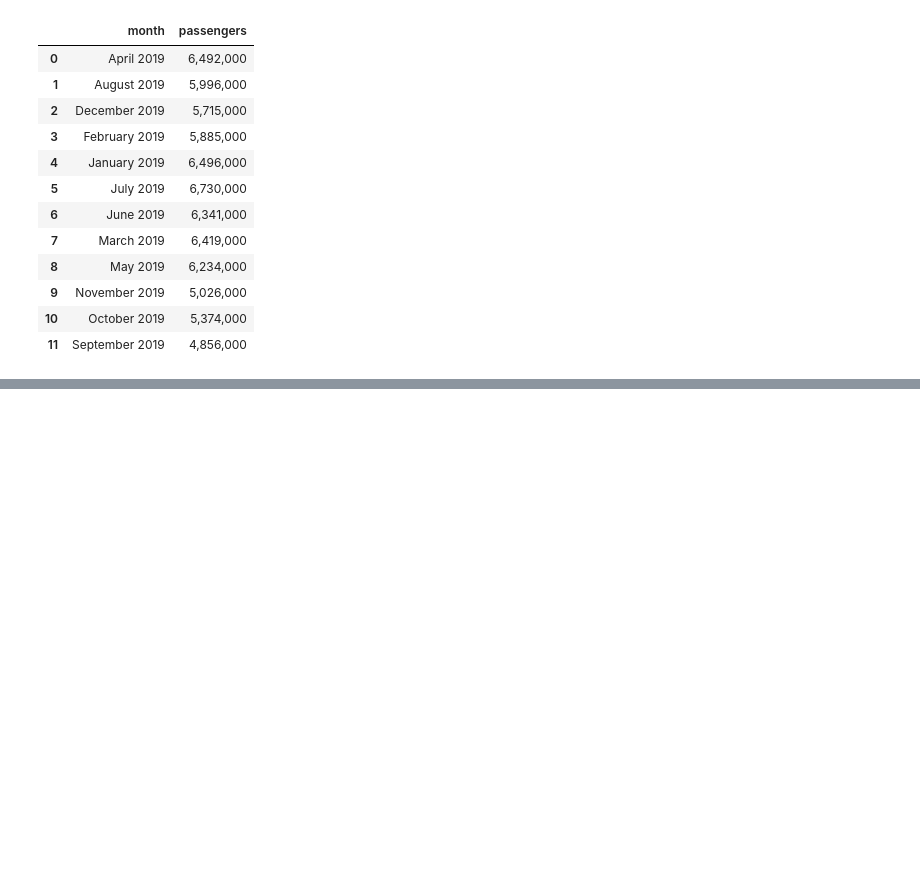
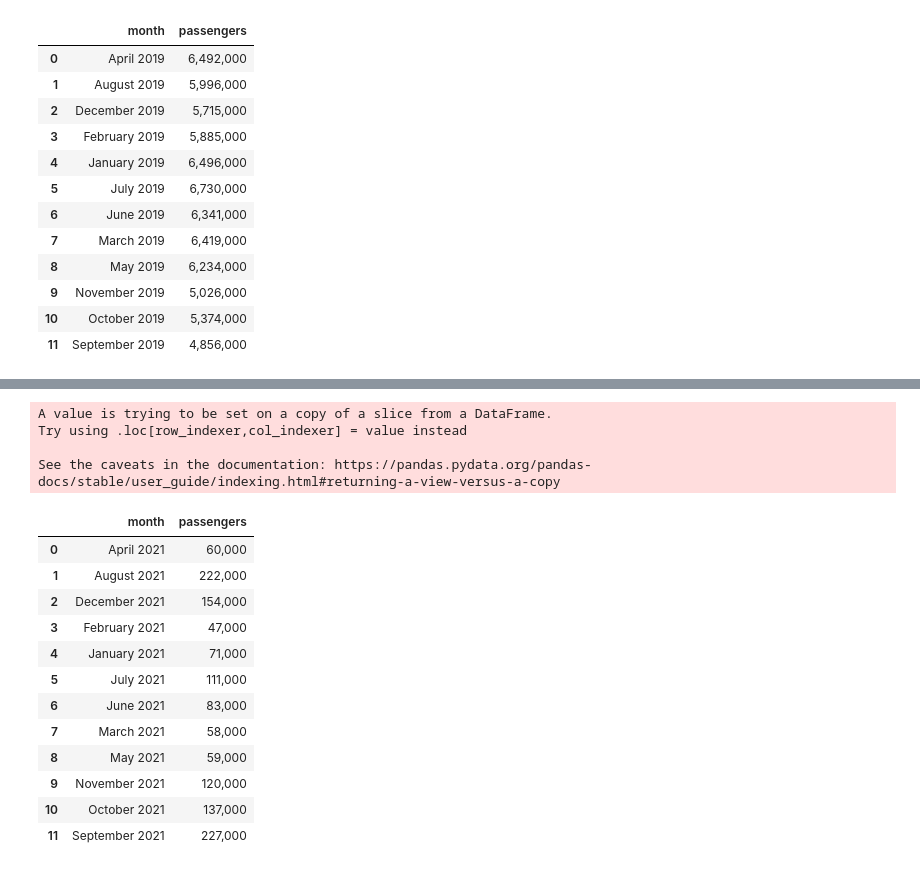
Before and after one commit to thebryanwillis/HKG_Airport_Traffic_Scrape, a Jupyter notebook: HKG Passenger Scrape.ipynb, the cells around one changed output, grey strips where cells are left out. Drawn from its saved outputs; the diff is of its cells as text; code cells hidden in the pictures; blank space fills up the shorter version.

```diff
--- a/HKG Passenger Scrape.ipynb
+++ b/HKG Passenger Scrape.ipynb
@@ -98,0 +231,22 @@ combined_df.head(15)
+# %%
+pdf_lines = []  # List to store the lines of text
+
+for file in files_21:
+    pdf = open(file, "rb")
+    pdf_reader = PyPDF2.PdfReader(pdf)
+    num_pages = len(pdf_reader.pages)
+
+    for page_num in range(num_pages):
+        page = pdf_reader.pages[page_num]
+        text = page.extract_text()
+        lines = text.split("\n")  # Split the text by line breaks
+
+        pdf_lines.extend(lines)  # Add the lines to the list
+
+    pdf.close()
+
+# Create a DataFrame from the lines of text
+df_21 = pd.DataFrame({"Text": pdf_lines})
+# %%
+df_21 = df_21[df_21['Text'].str.contains(r'\(.*\)') == False]
+df_21 = df_21.reset_index(drop = True)
@@ -98,0 +262,36 @@ combined_df.head(15)
+# %%
+months_21 = df_21.loc[(df_21['Text'].str.contains(" 2021"))]
+months_21 = months_21.dropna()
+months_21 = months_21.reset_index(drop=True)
+# %%
+px_21 = df_21.iloc[4::8]
+px_21['Passengers'] = px_21['Text'].str.split().str[2]
+px_21 = px_21.drop('Text', axis=1)
+px_21 = px_21.dropna()
+px_21 = px_21.reset_index(drop=True)
+# %% [output]
+A value is trying to be set on a copy of a slice from a DataFrame.
+Try using .loc[row_indexer,col_indexer] = value instead
+
+See the caveats in the documentation: https://pandas.pydata.org/pandas-docs/stable/user_guide/indexing.html#returning-a-view-versus-a-copy
+# %%
+combined_df_21 = pd.concat([months_21, px_21], axis=1)
+
+# Rename the columns
+combined_df_21.columns = ['month', 'passengers']
+
+combined_df_21.head(12)
+# %% [output]
+|  | month | passengers |
+| 0 | April 2021 | 60,000 |
+| 1 | August 2021 | 222,000 |
+| 2 | December 2021 | 154,000 |
+| 3 | February 2021 | 47,000 |
+| 4 | January 2021 | 71,000 |
+| 5 | July 2021 | 111,000 |
+| 6 | June 2021 | 83,000 |
+| 7 | March 2021 | 58,000 |
+| 8 | May 2021 | 59,000 |
+| 9 | November 2021 | 120,000 |
+| 10 | October 2021 | 137,000 |
+| 11 | September 2021 | 227,000 |
```
Also changed, not shown: parts of 38 cells of this notebook.
